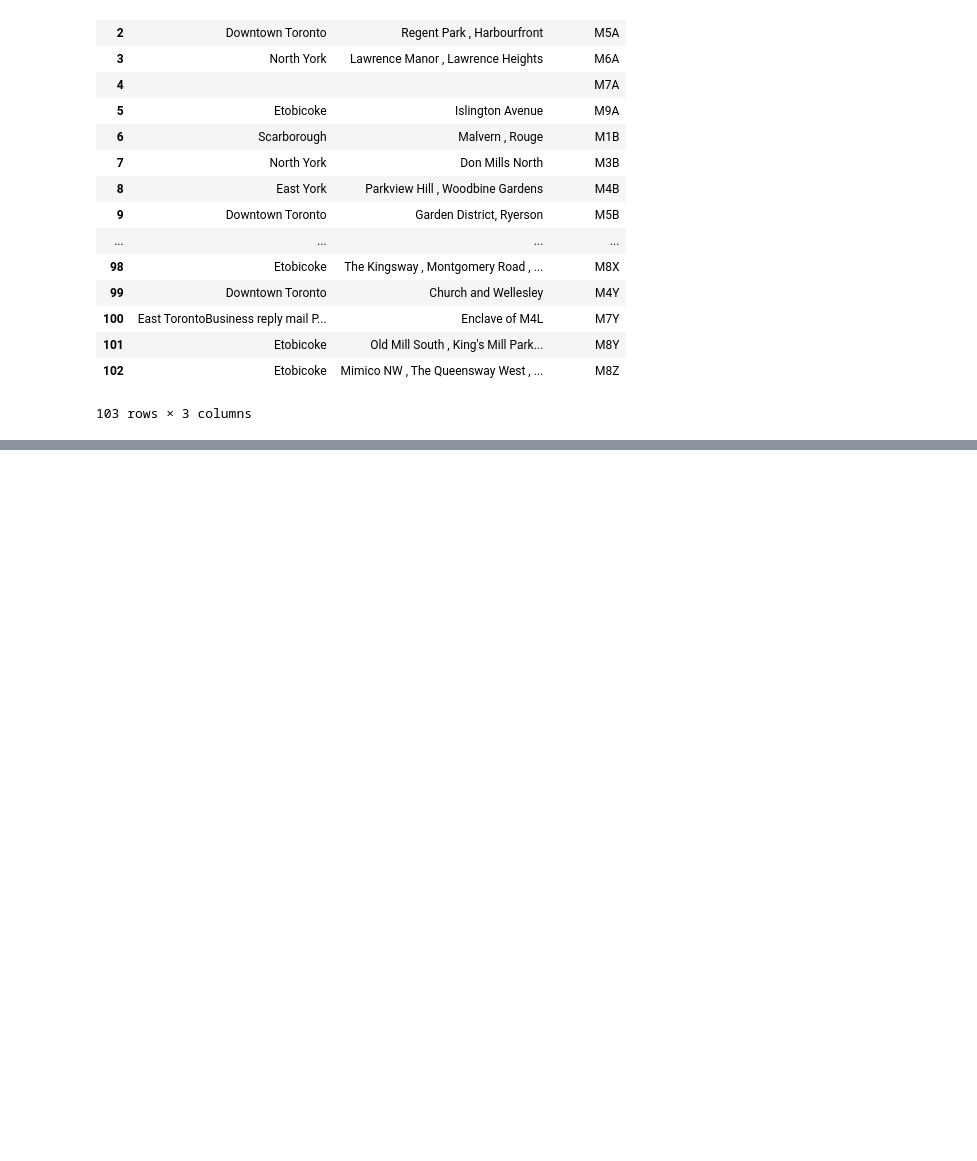
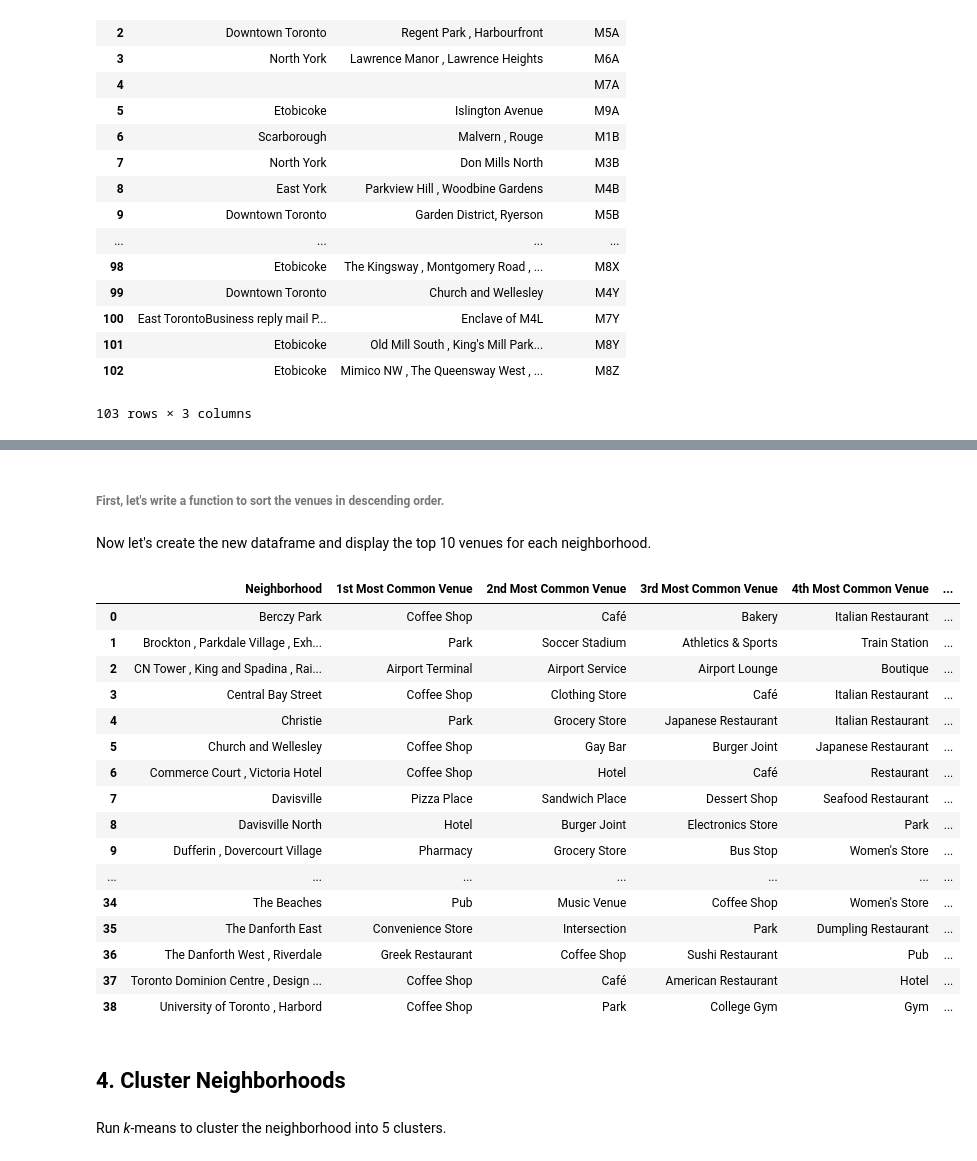
Before and after one commit to hksinha11/Coursera-capstone-project, a Jupyter notebook: Toronto Neighborhood Clustering .ipynb, the cells around one changed output, grey strips where cells are left out. Cells and saved outputs as stored; diff of their text form; code cells hidden in the pictures; blank space fills up the shorter version.

```diff
--- a/Toronto Neighborhood Clustering .ipynb
+++ b/Toronto Neighborhood Clustering .ipynb
@@ -147,0 +251,3 @@ df['']
+# %%
+results = requests.get(url).json()
+results
@@ -147,0 +406,3 @@ df['']
+# %%
+toronto_grouped = toronto_onehot.groupby('Neighborhood').mean().reset_index()
+toronto_grouped.shape
@@ -147,0 +415,12 @@ df['']
+# %%
+num_top_venues = 5
+
+for hood in toronto_grouped['Neighborhood']:
+    print("----"+hood+"----")
+    temp = toronto_grouped[toronto_grouped['Neighborhood'] == hood].T.reset_index()
+    temp.columns = ['venue','freq']
+    temp = temp.iloc[1:]
+    temp['freq'] = temp['freq'].astype(float)
+    temp = temp.round({'freq': 2})
+    print(temp.sort_values('freq', ascending=False).reset_index(drop=True).head(num_top_venues))
+    print('\n')
@@ -147,0 +445,53 @@ df['']
+# %% [markdown]
+###### First, let's write a function to sort the venues in descending order.
+# %%
+def return_most_common_venues(row, num_top_venues):
+    row_categories = row.iloc[1:]
+    row_categories_sorted = row_categories.sort_values(ascending=False)
+
+    return row_categories_sorted.index.values[0:num_top_venues]
+# %% [markdown]
+Now let's create the new dataframe and display the top 10 venues for each neighborhood.
+# %%
+num_top_venues = 10
+
+indicators = ['st', 'nd', 'rd']
+
+# create columns according to number of top venues
+columns = ['Neighborhood']
+for ind in np.arange(num_top_venues):
+    try:
+        columns.append('{}{} Most Common Venue'.format(ind+1, indicators[ind]))
+    except:
+        columns.append('{}th Most Common Venue'.format(ind+1))
+
+# create a new dataframe
+neighborhoods_venues_sorted = pd.DataFrame(columns=columns)
+neighborhoods_venues_sorted['Neighborhood'] = toronto_grouped['Neighborhood']
+
+for ind in np.arange(toronto_grouped.shape[0]):
+    neighborhoods_venues_sorted.iloc[ind, 1:] = return_most_common_venues(toronto_grouped.iloc[ind, :], num_top_venues)
+
+neighborhoods_venues_sorted
+# %% [output]
+|  | Neighborhood | 1st Most Common Venue | 2nd Most Common Venue | 3rd Most Common Venue | 4th Most Common Venue | ... |
+| 0 | Berczy Park | Coffee Shop | Café | Bakery | Italian Restaurant | ... |
+| 1 | Brockton , Parkdale Village , Exh... | Park | Soccer Stadium | Athletics & Sports | Train Station | ... |
+| 2 | CN Tower , King and Spadina , Rai... | Airport Terminal | Airport Service | Airport Lounge | Boutique | ... |
+| 3 | Central Bay Street | Coffee Shop | Clothing Store | Café | Italian Restaurant | ... |
+| 4 | Christie | Park | Grocery Store | Japanese Restaurant | Italian Restaurant | ... |
+| 5 | Church and Wellesley | Coffee Shop | Gay Bar | Burger Joint | Japanese Restaurant | ... |
+| 6 | Commerce Court , Victoria Hotel | Coffee Shop | Hotel | Café | Restaurant | ... |
+| 7 | Davisville | Pizza Place | Sandwich Place | Dessert Shop | Seafood Restaurant | ... |
+| 8 | Davisville North | Hotel | Burger Joint | Electronics Store | Park | ... |
+| 9 | Dufferin , Dovercourt Village | Pharmacy | Grocery Store | Bus Stop | Women's Store | ... |
+| ... | ... | ... | ... | ... | ... | ... |
+| 34 | The Beaches | Pub | Music Venue | Coffee Shop | Women's Store | ... |
+| 35 | The Danforth East | Convenience Store | Intersection | Park | Dumpling Restaurant | ... |
+| 36 | The Danforth West , Riverdale | Greek Restaurant | Coffee Shop | Sushi Restaurant | Pub | ... |
+| 37 | Toronto Dominion Centre , Design ... | Coffee Shop | Café | American Restaurant | Hotel | ... |
+| 38 | University of Toronto , Harbord | Coffee Shop | Park | College Gym | Gym | ... |
+# %% [markdown]
+## 4. Cluster Neighborhoods
+# %% [markdown]
+Run *k*-means to cluster the neighborhood into 5 clusters.
```
Also changed, not shown: parts of 41 cells of this notebook.
